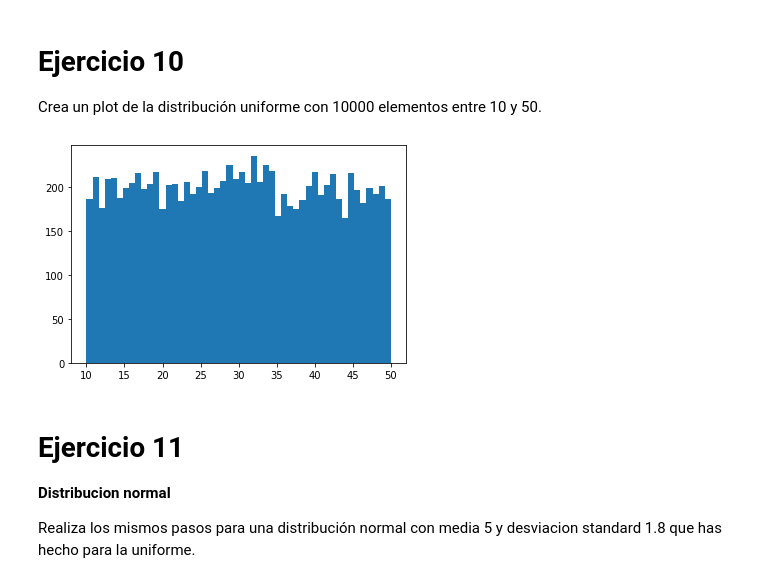
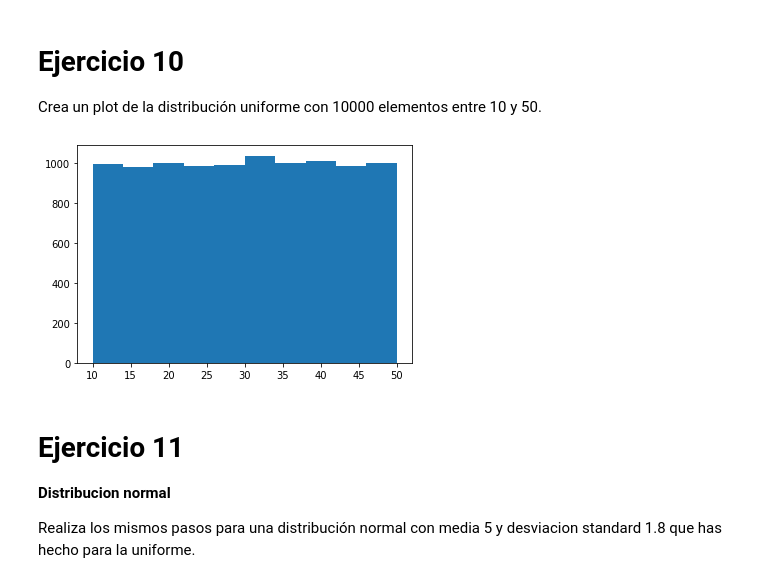
Before and after one commit to YonatanRA/ds_tb_part_21_09, a Jupyter notebook: 02-Data_Analysis/ejercicios/soluciones/09 - Solucion_Ejercicio probabilidad.ipynb, the cells around one changed output. Saved outputs shown, nothing was run; the diff lists cells and outputs as text; code cells hidden in the pictures.

```diff
--- a/02-Data_Analysis/ejercicios/soluciones/09 - Solucion_Ejercicio probabilidad.ipynb
+++ b/02-Data_Analysis/ejercicios/soluciones/09 - Solucion_Ejercicio probabilidad.ipynb
@@ -155,9 +155,9 @@ Crea un plot de la distribución uniforme con 10000 elementos entre 10 y 50.
 # %%
 muestra=uniform_random_numbers(10000, 10, 50)
 # %%
-plt.hist(muestra, bins=50);
+plt.hist(muestra, bins=10);
 # %% [output]
-[figure, old version]
+[figure, new version]
 # %% [markdown]
 # Ejercicio 11
 
```
Also changed, not shown: parts of 2 cells of this notebook, 1 other file.
